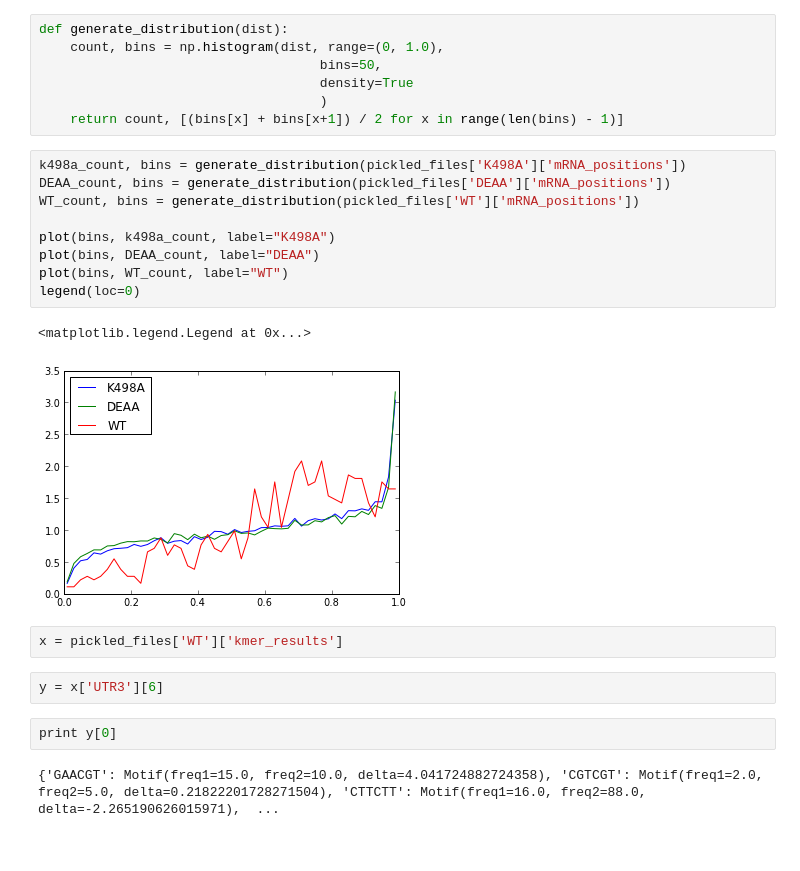
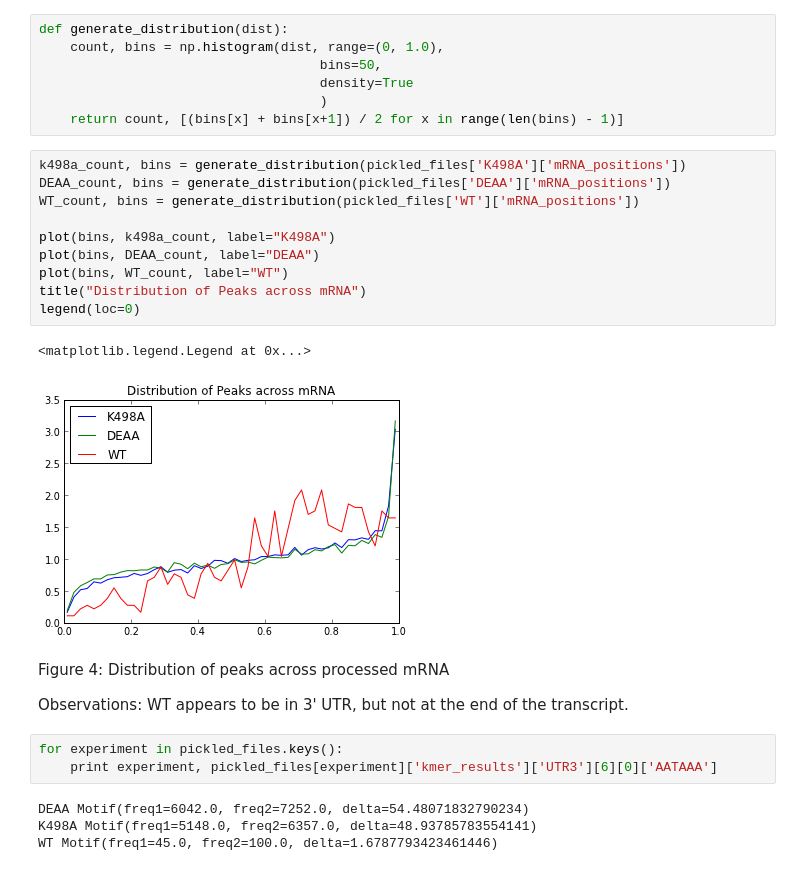
Before and after one commit to gpratt/iPython_Notebook, a Jupyter notebook: UPF1 Figure 1.ipynb, the cells around one changed output. Cells and saved outputs as stored; diff of their text form.

Commit message:
updated figure 1 to include mapping info

```diff
--- a/UPF1 Figure 1.ipynb
+++ b/UPF1 Figure 1.ipynb
@@ -86,20 +125,24 @@ def generate_distribution(dist):
 # %%
 k498a_count, bins = generate_distribution(pickled_files['K498A']['mRNA_positions'])
 DEAA_count, bins = generate_distribution(pickled_files['DEAA']['mRNA_positions'])
 WT_count, bins = generate_distribution(pickled_files['WT']['mRNA_positions'])
 
 plot(bins, k498a_count, label="K498A")
 plot(bins, DEAA_count, label="DEAA")
 plot(bins, WT_count, label="WT")
+title("Distribution of Peaks across mRNA")
 legend(loc=0)
 # %% [output]
 <matplotlib.legend.Legend at 0x...>
-[figure, old version]
+[figure, new version]
-# %%
-x = pickled_files['WT']['kmer_results']
-# %%
-y = x['UTR3'][6]
-# %%
-print y[0]
-# %% [output]
-{'GAACGT': Motif(freq1=15.0, freq2=10.0, delta=4.041724882724358), 'CGTCGT': Motif(freq1=2.0, freq2=5.0, delta=0.21822201728271504), 'CTTCTT': Motif(freq1=16.0, freq2=88.0, delta=-2.265190626015971),  ...
+# %% [markdown]
+Figure 4: Distribution of peaks across processed mRNA
+
+Observations: WT appears to be in 3' UTR, but not at the end of the transcript.
+# %%
+for experiment in pickled_files.keys():
+    print experiment, pickled_files[experiment]['kmer_results']['UTR3'][6][0]['AATAAA']
+# %% [output]
+DEAA Motif(freq1=6042.0, freq2=7252.0, delta=54.48071832790234)
+K498A Motif(freq1=5148.0, freq2=6357.0, delta=48.93785783554141)
+WT Motif(freq1=45.0, freq2=100.0, delta=1.6787793423461446)
```
Also changed, not shown: parts of 33 cells of this notebook.
